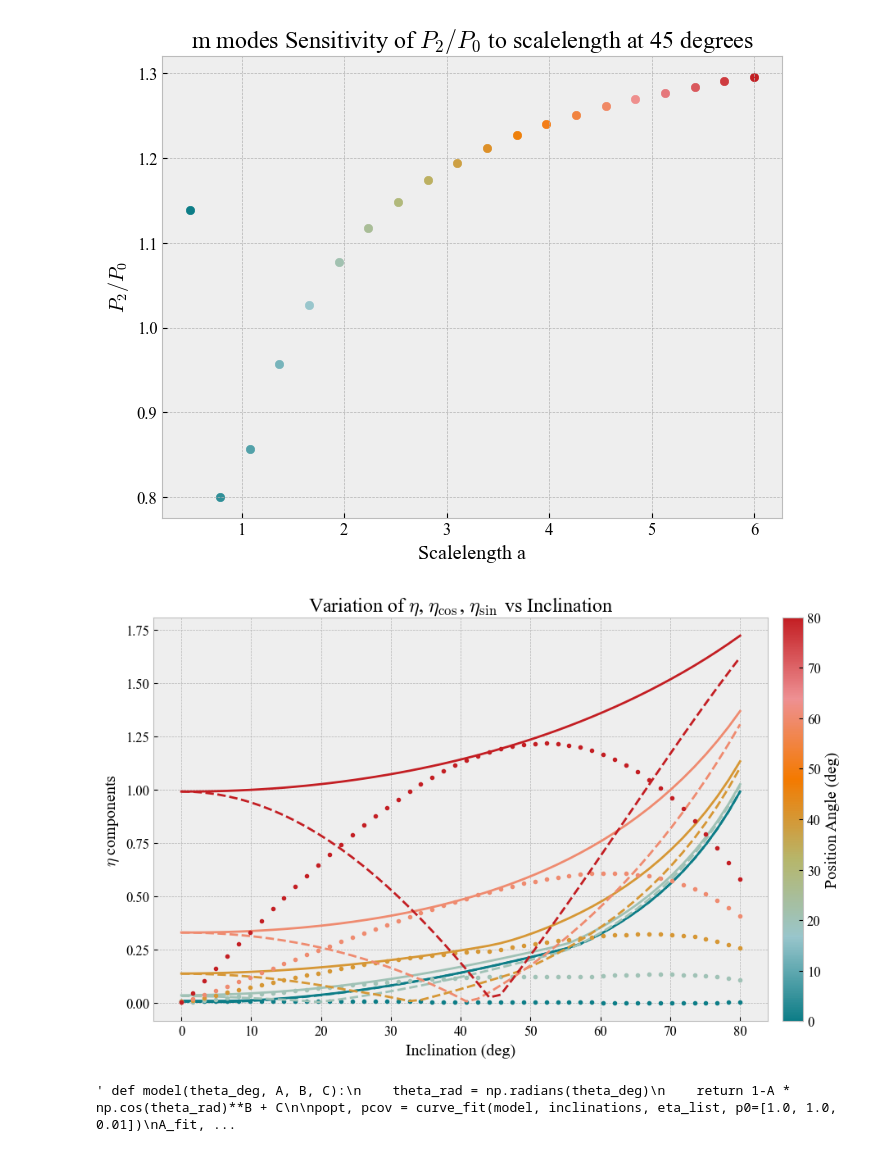
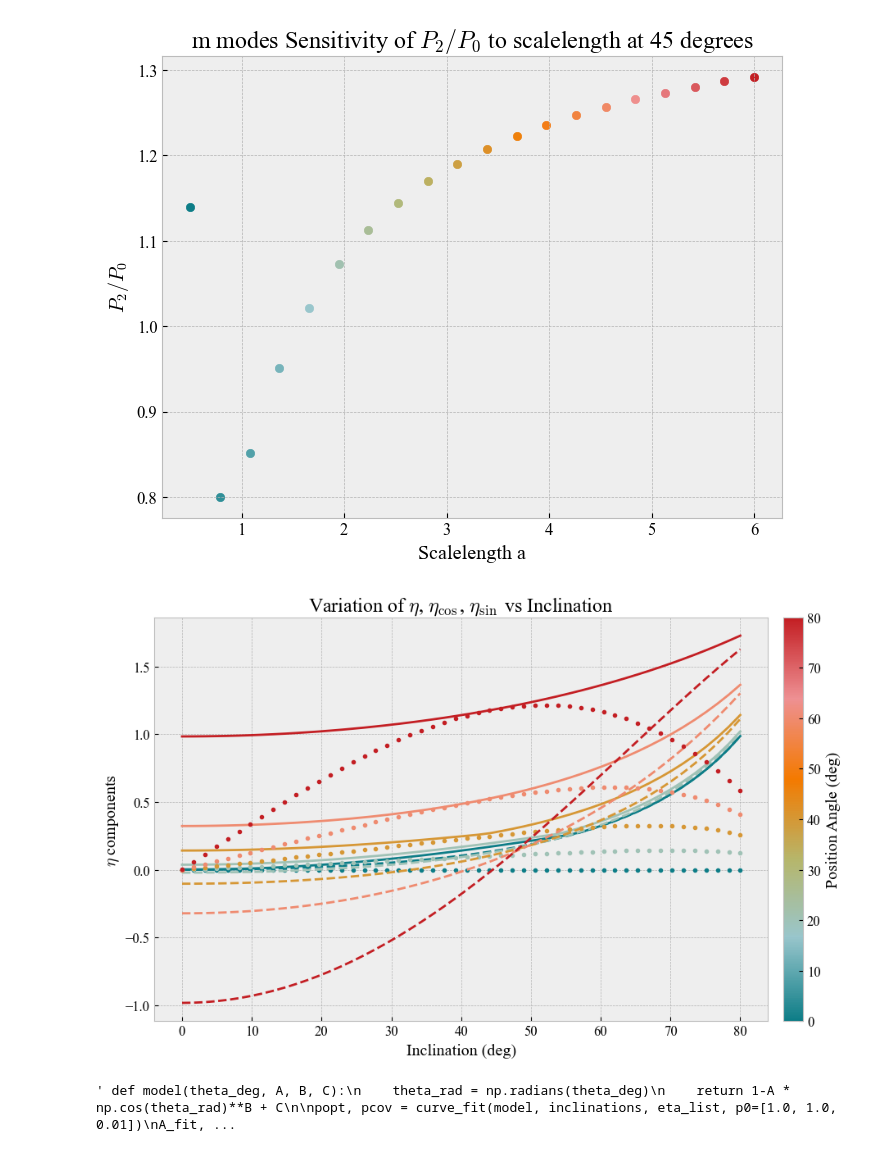
Before and after one commit to michael-petersen/GalaxyIncIinations, a Jupyter notebook: VaryPositionAngle.ipynb, the cells around one changed output. Drawn from its saved outputs; the diff is of its cells as text; code cells hidden in the pictures.

```diff
--- a/VaryPositionAngle.ipynb
+++ b/VaryPositionAngle.ipynb
@@ -68,12 +68,11 @@ for PA in tqdm(position_angles, desc="Position Angles"):
         coef_mag = np.sqrt(E.coscoefs**2 + E.sincoefs**2)
         m_power = np.sum(coef_mag, axis=1)
         n_power = np.sum(coef_mag, axis=0)
-        fracn_power = n_power
-        fracm_power = m_power
+
 
         # Store P2/P0
         try:
-            mratio = fracm_power[2] / fracm_power[0]
+            mratio = m_power[2] / m_power[0]
         except ZeroDivisionError:
             mratio = np.nan
         pa_results[PA].append(mratio)
@@ -116,8 +115,8 @@ for file in npy_files:
         print(f"Skipping file {file} due to insufficient coefficients.")
     else:
         P0 = np.sqrt(coscoefs[0,0,0]**2 + sincoefs[0,0,0]**2)
-        P4 = np.sqrt(coscoefs[0,0,2]**2 + sincoefs[0,0,2]**2)
-        ratio = P4 / P0
+        P2 = np.sqrt(coscoefs[0,0,2]**2 + sincoefs[0,0,2]**2)
+        ratio = P2 / P0
 
 
 
@@ -248,9 +247,9 @@ for PA in tqdm(position_angles, desc="Position Angles"):
         sincoefs = E.sincoefs
 
         # Compute sums
-        num_cos = sum(np.abs(coscoefs[2, n]) for n in range(nmax))
-        num_sin = sum(np.abs(sincoefs[2, n]) for n in range(nmax))
-        num = sum(np.sqrt(coscoefs[2, n]**2 + sincoefs[2, n]**2) for n in range(n_max))
+        num_cos = sum((coscoefs[2, n]) for n in range(nmax))
+        num_sin = sum((sincoefs[2, n]) for n in range(nmax))
+        num = sum(np.sqrt(coscoefs[2, n]**2 + sincoefs[2, n]**2) for n in range(nmax))
         denom = sum(np.sqrt(coscoefs[0, n]**2) for n in range(nmax))
 
         # Avoid divide-by-zero
@@ -294,34 +293,34 @@ plt.show()
 
 
 """ def model(theta_deg, A, B, C):
     theta_rad = np.radians(theta_deg)
     return 1-A * np.cos(theta_rad)**B + C
 
 popt, pcov = curve_fit(model, inclinations, eta_list, p0=[1.0, 1.0, 0.01])
 A_fit, B_fit, C_fit = popt
 
 # Evaluate the fit
 theta_fit = np.linspace(0, 80, 500)
 Rm_fit = model(theta_fit, *popt)
 
 
 # Compute RMSE
 Rmse_pred = model(inclinations, *popt)
 
 
 
 #plt.plot(inclinations,cos, label=r'$1-\sqrt{\cos(\theta)}$', color='#99c6cc')
 #plt.plot(theta_fit, Rm_fit, '--', label=rf'Fit:1- {A_fit:.2f}$\cos(\theta)$^{B_fit:.2f} + {C_fit:.2f}', color='#ee9093')
 plt.title(r"$\eta$ vs Inclination")
 plt.xlabel("Inclination angle (deg)")
 plt.ylabel(r"$\eta$")
 plt.grid(True)
 plt.legend()
 plt.tight_layout()
 plt.show()
  """
 # %% [output]
-[figure, old version]
+[figure, new version]
 ' def model(theta_deg, A, B, C):\n    theta_rad = np.radians(theta_deg)\n    return 1-A * np.cos(theta_rad)**B + C\n\npopt, pcov = curve_fit(model, inclinations, eta_list, p0=[1.0, 1.0, 0.01])\nA_fit, ...
 # %%
 zeta_list = []
```
Also changed, not shown: parts of 6 cells of this notebook, 2 other files.
